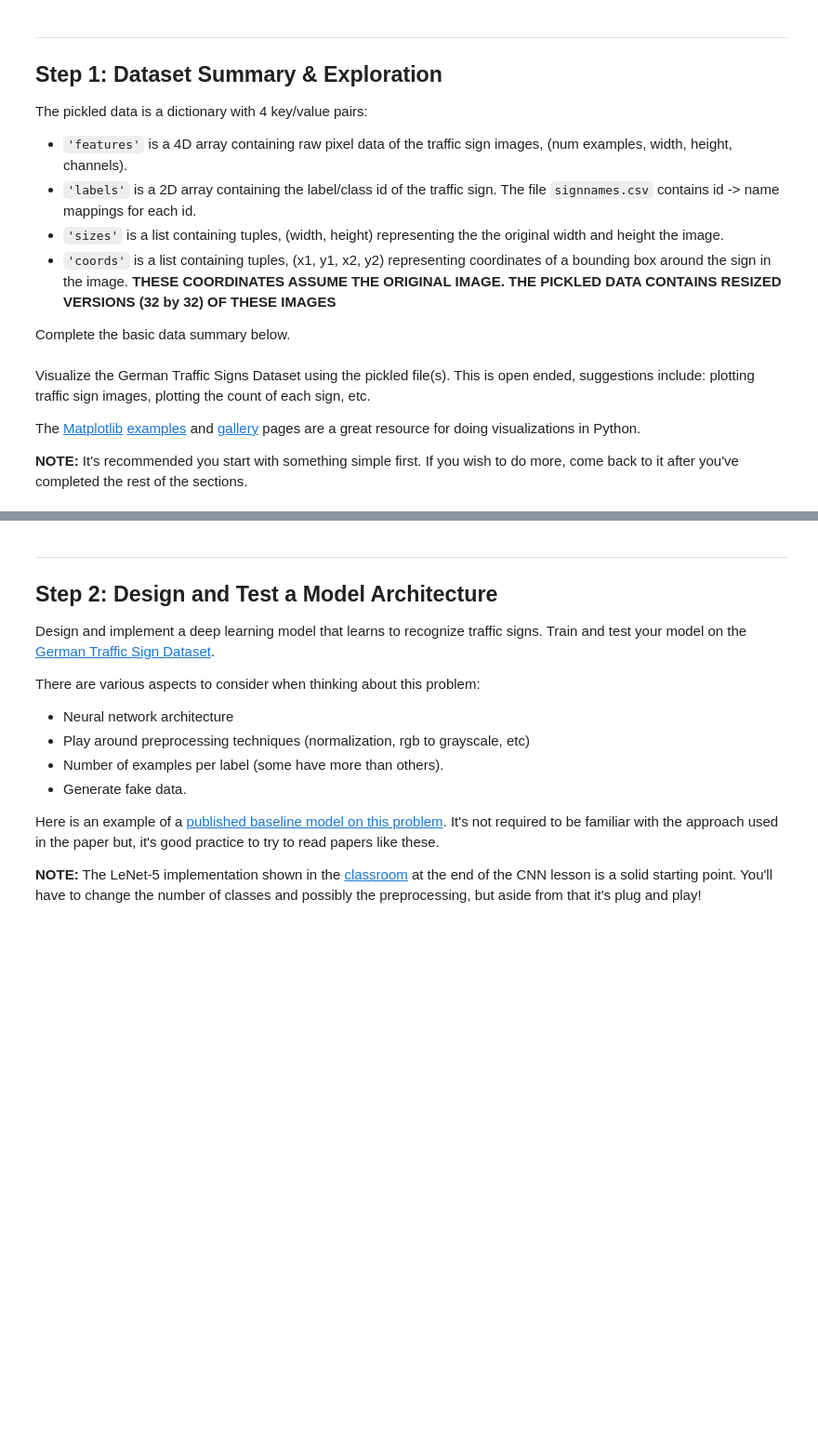
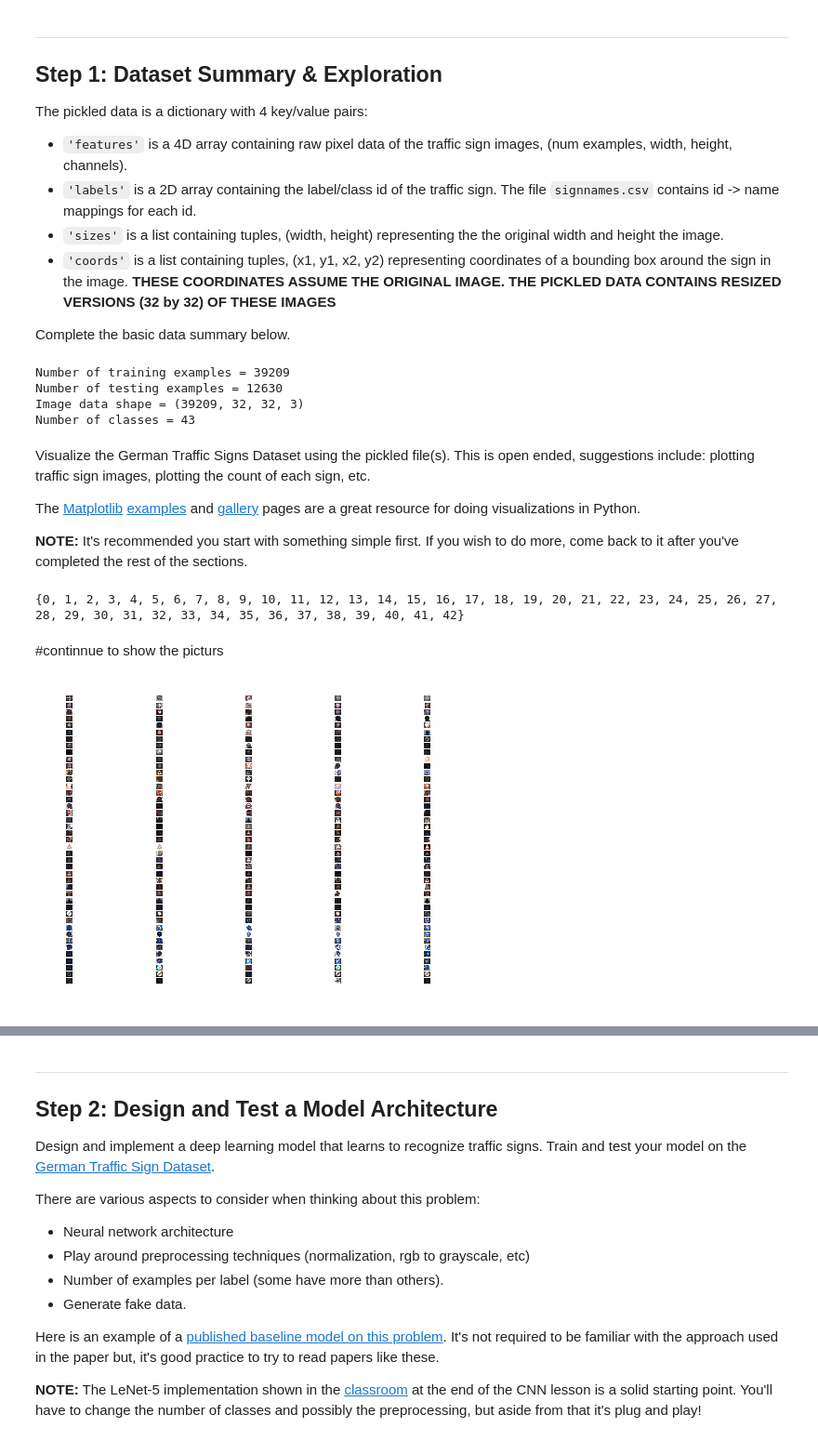
Before and after one commit to tiandiao123/traffic_sign_classifier, a Jupyter notebook: Traffic_Sign_Classifier.ipynb, the cells around one changed output, grey strips where cells are left out. Shown at 93% size. Drawn from its saved outputs; the diff is of its cells as text; code cells hidden in the pictures; blank space fills up the shorter version.

```diff
--- a/Traffic_Sign_Classifier.ipynb
+++ b/Traffic_Sign_Classifier.ipynb
@@ -43,24 +44,27 @@ The pickled data is a dictionary with 4 key/value pairs:
 
 Complete the basic data summary below.
 # %%
-### Replace each question mark with the appropriate value.
+# the number of training examples
+n_train = len(X_train)
 
-# TODO: Number of training examples
-n_train = ?
+# the number of testing examples.
+n_test = len(X_test)
 
-# TODO: Number of testing examples.
-n_test = ?
+# the shape of an traffic sign image?
+image_shape = X_train.shape
 
-# TODO: What's the shape of an traffic sign image?
-image_shape = ?
-
-# TODO: How many unique classes/labels there are in the dataset.
-n_classes = ?
+# the number of classes/labels there are in the dataset.
+n_classes = len(set(y_train))
 
 print("Number of training examples =", n_train)
 print("Number of testing examples =", n_test)
 print("Image data shape =", image_shape)
 print("Number of classes =", n_classes)
+# %% [output]
+Number of training examples = 39209
+Number of testing examples = 12630
+Image data shape = (39209, 32, 32, 3)
+Number of classes = 43
 # %% [markdown]
 Visualize the German Traffic Signs Dataset using the pickled file(s). This is open ended, suggestions include: plotting traffic sign images, plotting the count of each sign, etc.
 
@@ -74,2 +81,25 @@ import matplotlib.pyplot as plt
 # Visualizations will be shown in the notebook.
 %matplotlib inline
+# %%
+classes=set(y_train)
+print(classes)
+# %% [output]
+{0, 1, 2, 3, 4, 5, 6, 7, 8, 9, 10, 11, 12, 13, 14, 15, 16, 17, 18, 19, 20, 21, 22, 23, 24, 25, 26, 27, 28, 29, 30, 31, 32, 33, 34, 35, 36, 37, 38, 39, 40, 41, 42}
+# %% [markdown]
+#continnue to show the picturs
+# %%
+import random
+
+size=5
+count=1
+for i in range(len(classes)):
+    index=(y_train==i)
+    subset=X_train[index,]
+    for x in range(5):
+        img=random.choice(subset)
+        plt.subplot(len(classes),size,count)
+        plt.axis('off')
+        plt.imshow(img)
+        count+=1
+# %% [output]
+[figure, added]
```
Also changed, not shown: parts of 4 cells of this notebook.
